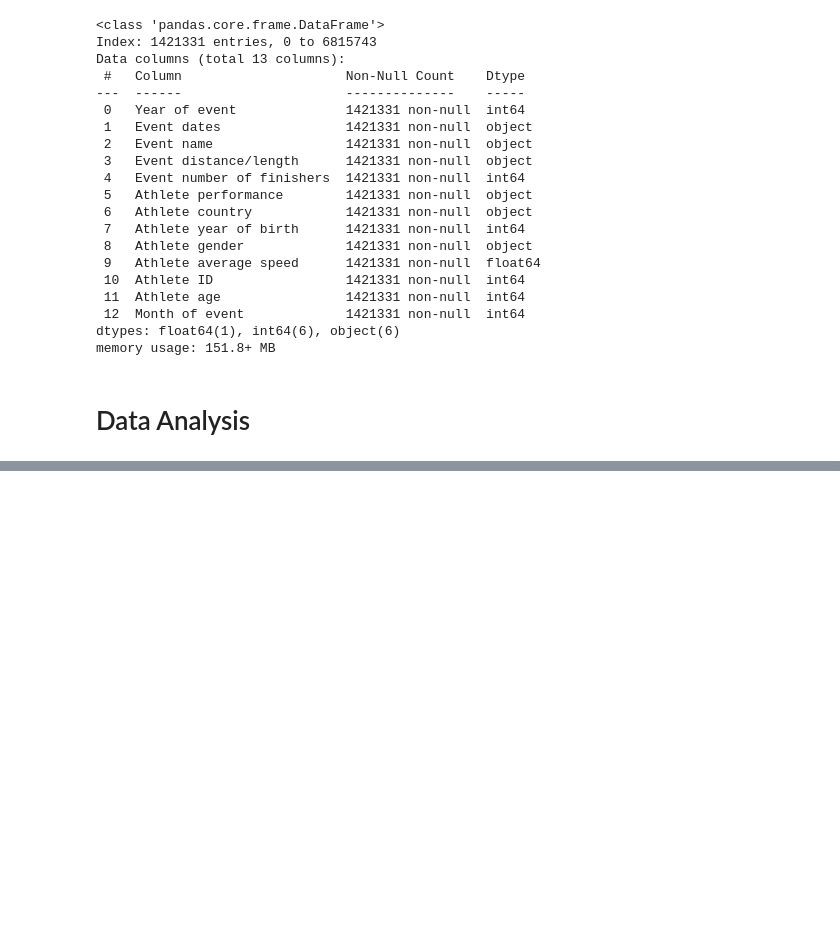
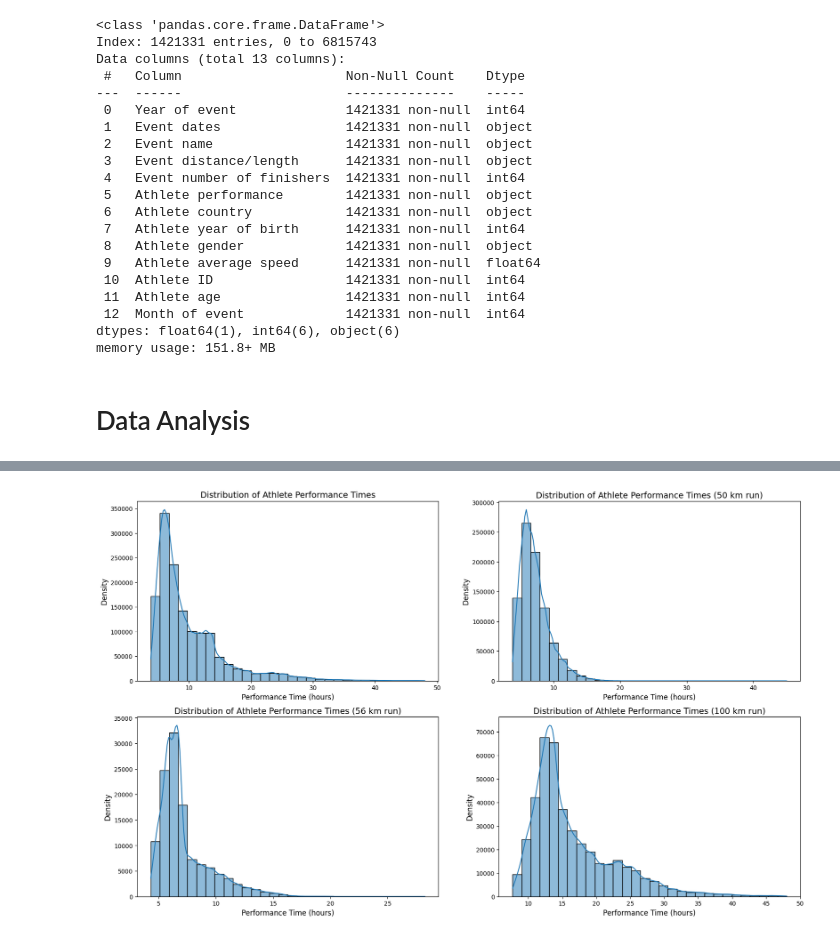
Before and after one commit to G-Bielokozowicz/Maraton-Runners-Analysis, a Jupyter notebook: main.ipynb, the cells around one changed output, grey strips where cells are left out. Saved outputs shown, nothing was run; the diff lists cells and outputs as text; code cells hidden in the pictures; blank space fills up the shorter version.

```diff
--- a/main.ipynb
+++ b/main.ipynb
@@ -399,0 +408,51 @@ plt.show()
+# %%
+
+plt.figure(figsize=(20, 12))
+
+plt.subplot(2,2,1)
+sns.histplot(
+    data=df,
+    x='Athlete run time (h)',
+    bins=30,
+    kde=True,
+    )
+plt.title('Distribution of Athlete Performance Times')
+plt.xlabel('Performance Time (hours)')
+plt.ylabel('Density')
+
+plt.subplot(2,2,2)
+sns.histplot(
+    data=df[df['Event distance (km)']==50],
+    x='Athlete run time (h)',
+    bins=30,
+    kde=True,
+    )
+plt.title('Distribution of Athlete Performance Times (50 km run)')
+plt.xlabel('Performance Time (hours)')
+plt.ylabel('Density')
+
+plt.subplot(2,2,3)
+sns.histplot(
+    data=df[df['Event distance (km)']==56],
+    x='Athlete run time (h)',
+    bins=30,
+    kde=True,
+    )
+plt.title('Distribution of Athlete Performance Times (56 km run)')
+plt.xlabel('Performance Time (hours)')
+plt.ylabel('Density')
+
+plt.subplot(2,2,4)
+sns.histplot(
+    data=df[df['Event distance (km)']==100],
+    x='Athlete run time (h)',
+    bins=30,
+    kde=True,
+    )
+plt.title('Distribution of Athlete Performance Times (100 km run)')
+plt.xlabel('Performance Time (hours)')
+plt.ylabel('Density')
+
+plt.show()
+# %% [output]
+[figure, added]
```
Also changed, not shown: parts of 6 cells of this notebook.
